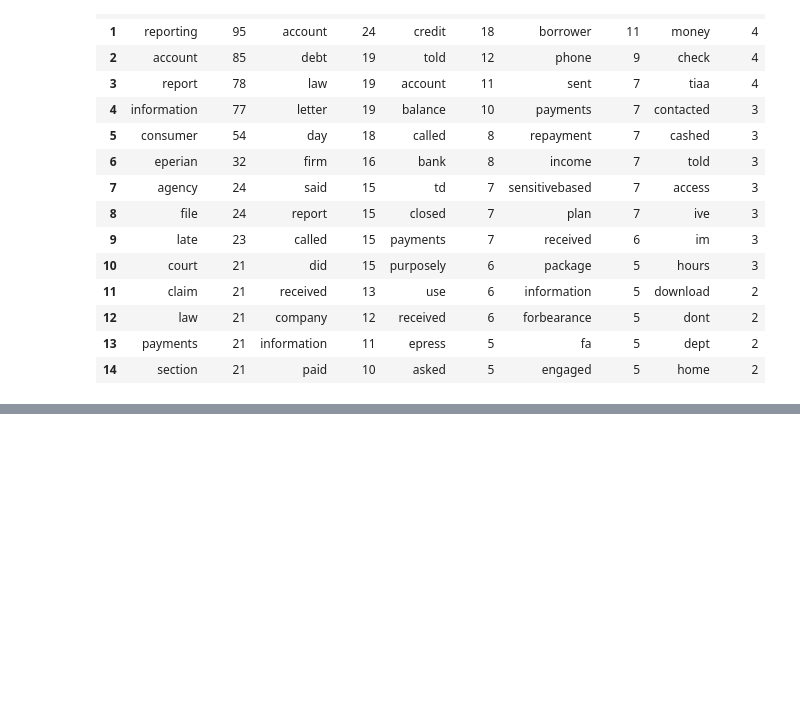
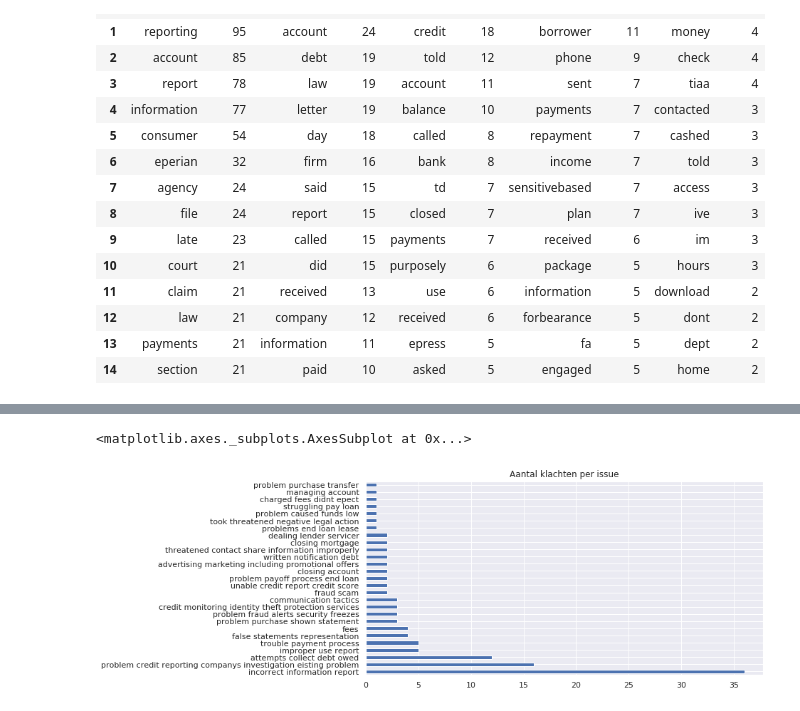
Before and after one commit to WouterStemgee/applied-machine-learning-consumer-complaints-database, a Jupyter notebook: sprint1_Lucas.ipynb, the cells around one changed output, grey strips where cells are left out. Cells and saved outputs as stored; diff of their text form; code cells hidden in the pictures; blank space fills up the shorter version.

```diff
--- a/sprint1_Lucas.ipynb
+++ b/sprint1_Lucas.ipynb
@@ -247,0 +268,7 @@ df_wf
+# %%
+product_count = df['issue'].value_counts()
+fig = plt.figure(figsize=(10, 5))
+product_count.plot.barh(title="Aantal klachten per issue", legend=None)
+# %% [output]
+<matplotlib.axes._subplots.AxesSubplot at 0x...>
+[figure, added]
```
Also changed, not shown: parts of 4 cells of this notebook, 1 other file.
